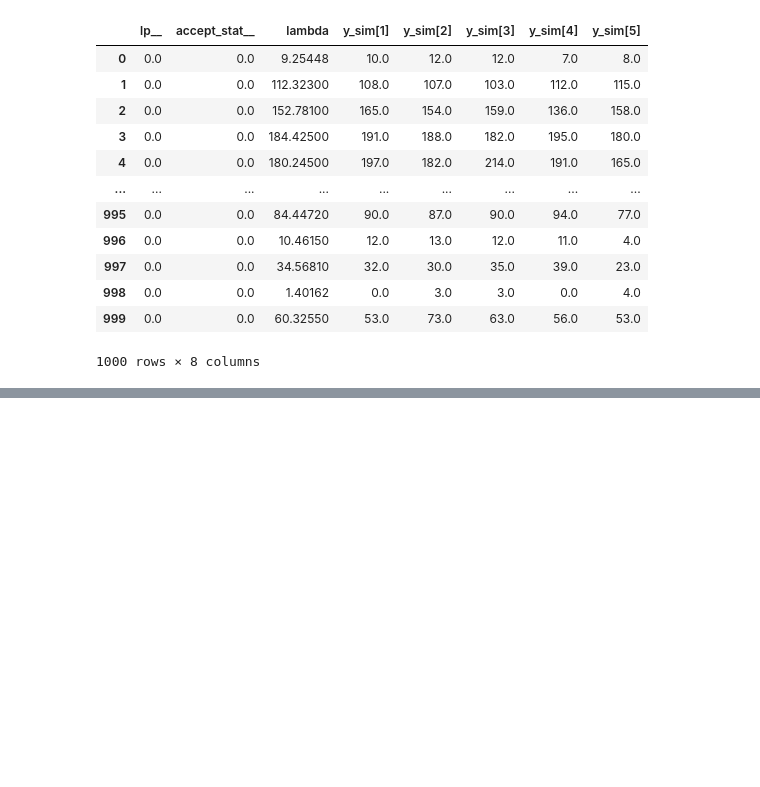
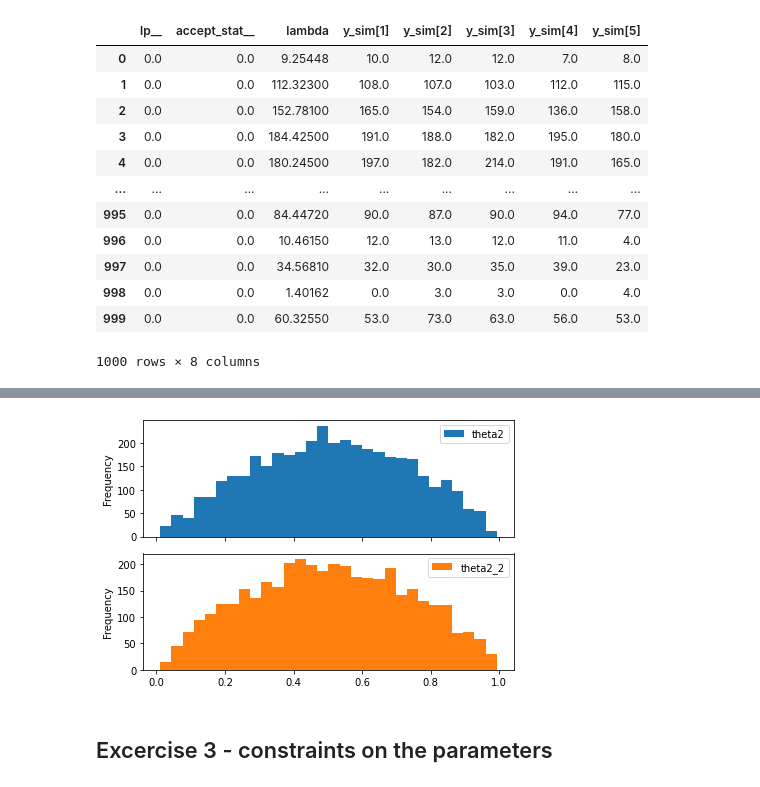
Before and after one commit to baradejoo/DataAnalytics, a Jupyter notebook: Lab2_Intro_to_stan/Lab2_main_script.ipynb, the cells around one changed output, grey strips where cells are left out. Drawn from its saved outputs; the diff is of its cells as text; code cells hidden in the pictures; blank space fills up the shorter version.

```diff
--- a/Lab2_Intro_to_stan/Lab2_main_script.ipynb
+++ b/Lab2_Intro_to_stan/Lab2_main_script.ipynb
@@ -58,0 +59,3 @@ plt.show()
+# %%
+bern2 = CmdStanModel(stan_file='code_2.stan')
+bern2_2 = CmdStanModel(stan_file='code_3.stan')
@@ -58,0 +65,3 @@ plt.show()
+# %%
+samp_bern2 = bern2.sample(data={'N':2, 'y':[0,1]})
+samp_bern2_2 = bern2_2.sample(data={'N':2, 'y':[0,1]})
@@ -58,0 +87,11 @@ plt.show()
+# %%
+theta2 = samp_bern2.stan_variable('theta')
+theta2_2 = samp_bern2_2.stan_variable('theta')
+df = pd.DataFrame({'theta2': theta2, 'theta2_2': theta2_2})
+df.plot.hist(subplots=True, bins=30)
+plt.tight_layout()
+plt.show()
+# %% [output]
+[figure, added]
+# %% [markdown]
+## Excercise 3 - constraints on the parameters
```
Also changed, not shown: parts of 10 cells of this notebook, 4 other files.
